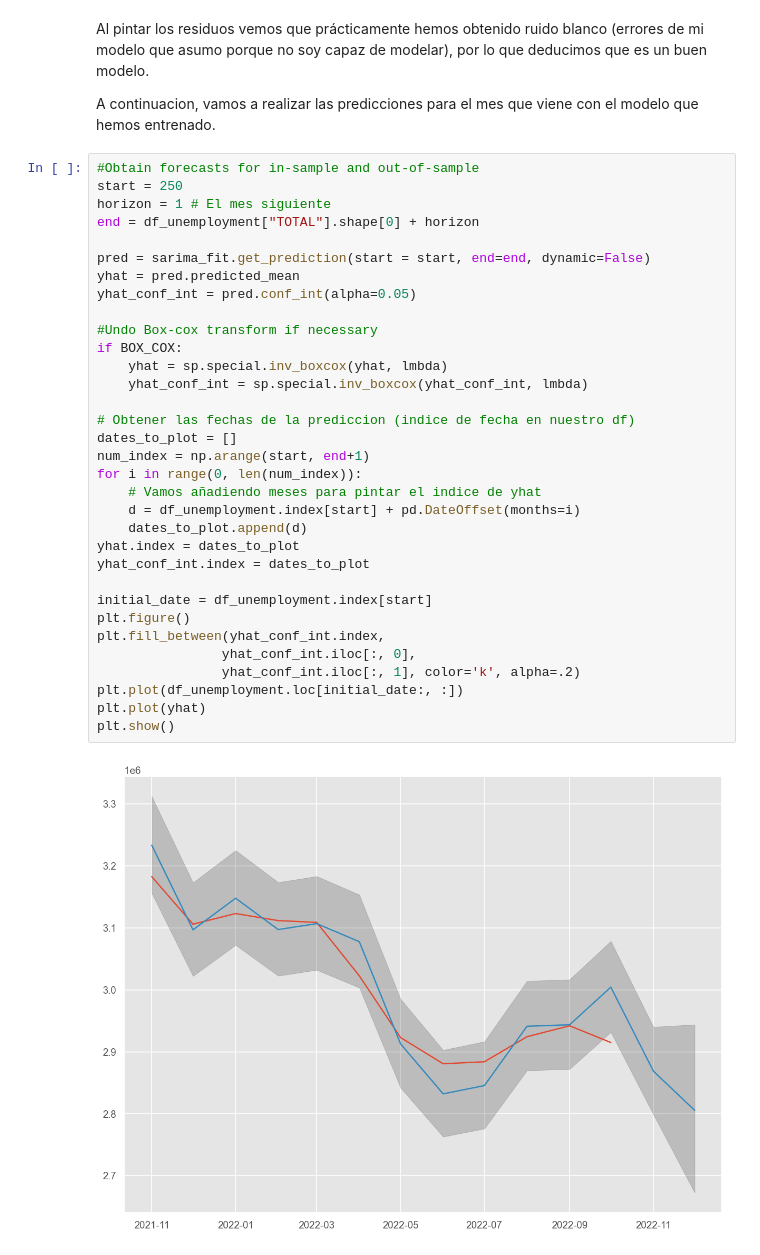
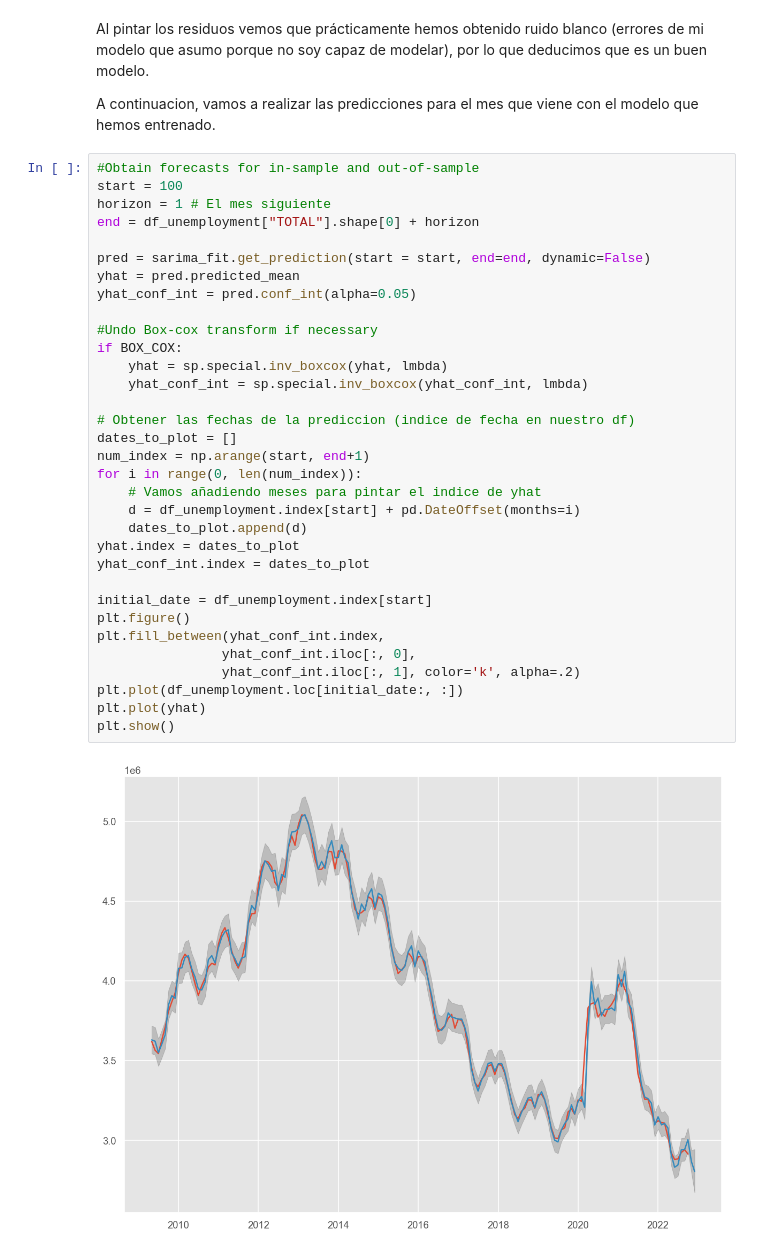
Before and after one commit to MartaSimon/ML_A2, a Jupyter notebook: scriptMarta.ipynb, the cells around one changed output. Saved outputs shown, nothing was run; the diff lists cells and outputs as text.

```diff
--- a/scriptMarta.ipynb
+++ b/scriptMarta.ipynb
@@ -307,39 +307,39 @@ Al pintar los residuos vemos que prácticamente hemos obtenido ruido blanco (err
 A continuacion, vamos a realizar las predicciones para el mes que viene con el modelo que hemos entrenado.
 # %%
 #Obtain forecasts for in-sample and out-of-sample
-start = 250
+start = 100
 horizon = 1 # El mes siguiente
 end = df_unemployment["TOTAL"].shape[0] + horizon
 
 pred = sarima_fit.get_prediction(start = start, end=end, dynamic=False)
 yhat = pred.predicted_mean
 yhat_conf_int = pred.conf_int(alpha=0.05)
 
 #Undo Box-cox transform if necessary
 if BOX_COX:
     yhat = sp.special.inv_boxcox(yhat, lmbda)
     yhat_conf_int = sp.special.inv_boxcox(yhat_conf_int, lmbda)
 
 # Obtener las fechas de la prediccion (indice de fecha en nuestro df)
 dates_to_plot = []
 num_index = np.arange(start, end+1)
 for i in range(0, len(num_index)):
     # Vamos añadiendo meses para pintar el indice de yhat
     d = df_unemployment.index[start] + pd.DateOffset(months=i)
     dates_to_plot.append(d)
 yhat.index = dates_to_plot
 yhat_conf_int.index = dates_to_plot
 
 initial_date = df_unemployment.index[start]
 plt.figure()
 plt.fill_between(yhat_conf_int.index,
                 yhat_conf_int.iloc[:, 0],
                 yhat_conf_int.iloc[:, 1], color='k', alpha=.2)
 plt.plot(df_unemployment.loc[initial_date:, :])
 plt.plot(yhat)
 plt.show()
 # %% [output]
-[figure, old version]
+[figure, new version]
 # %%
 # Ahora podemos obtener el numero de personas que predice nuestro modelo
 num_parados_noviembre = yhat.loc["2022-11-01"]
```
Also changed, not shown: parts of 12 cells of this notebook, 1 other file.
